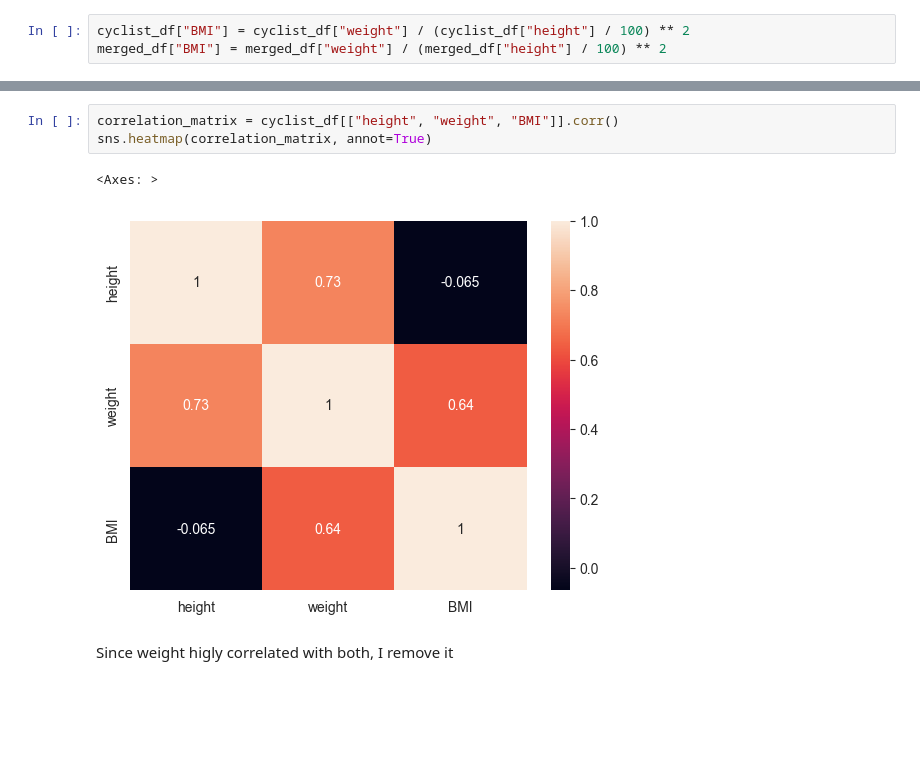
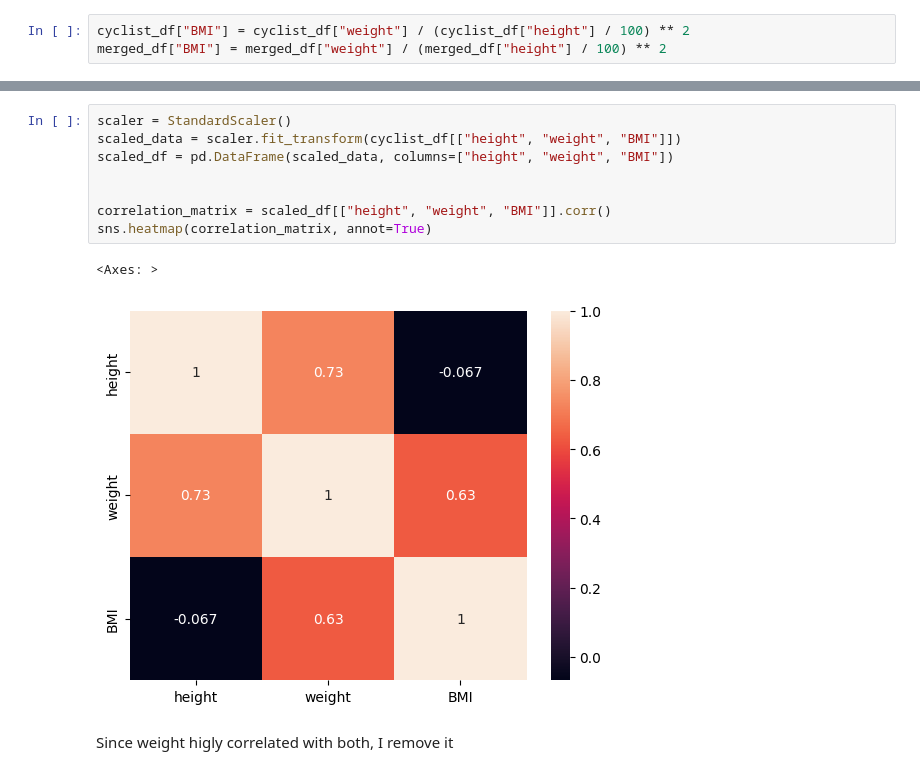
Before and after one commit to DiVitoTommaso/Cyclists-Races_Data-Mining, a Jupyter notebook: Feature Engineering.ipynb, the cells around one changed output, grey strips where cells are left out. Drawn from its saved outputs; the diff is of its cells as text; blank space fills up the shorter version.

```diff
--- a/Feature Engineering.ipynb
+++ b/Feature Engineering.ipynb
@@ -119,9 +121,14 @@ sns.pairplot(cyclist_df[["height", "weight", "BMI"]])
 # %%
-correlation_matrix = cyclist_df[["height", "weight", "BMI"]].corr()
+scaler = StandardScaler()
+scaled_data = scaler.fit_transform(cyclist_df[["height", "weight", "BMI"]])
+scaled_df = pd.DataFrame(scaled_data, columns=["height", "weight", "BMI"])
+
+
+correlation_matrix = scaled_df[["height", "weight", "BMI"]].corr()
 sns.heatmap(correlation_matrix, annot=True)
 # %% [output]
 <Axes: >
-[figure, old version]
+[figure, new version]
 # %% [markdown]
 Since weight higly correlated with both, I remove it
 # %%
```
Also changed, not shown: parts of 16 cells of this notebook.
